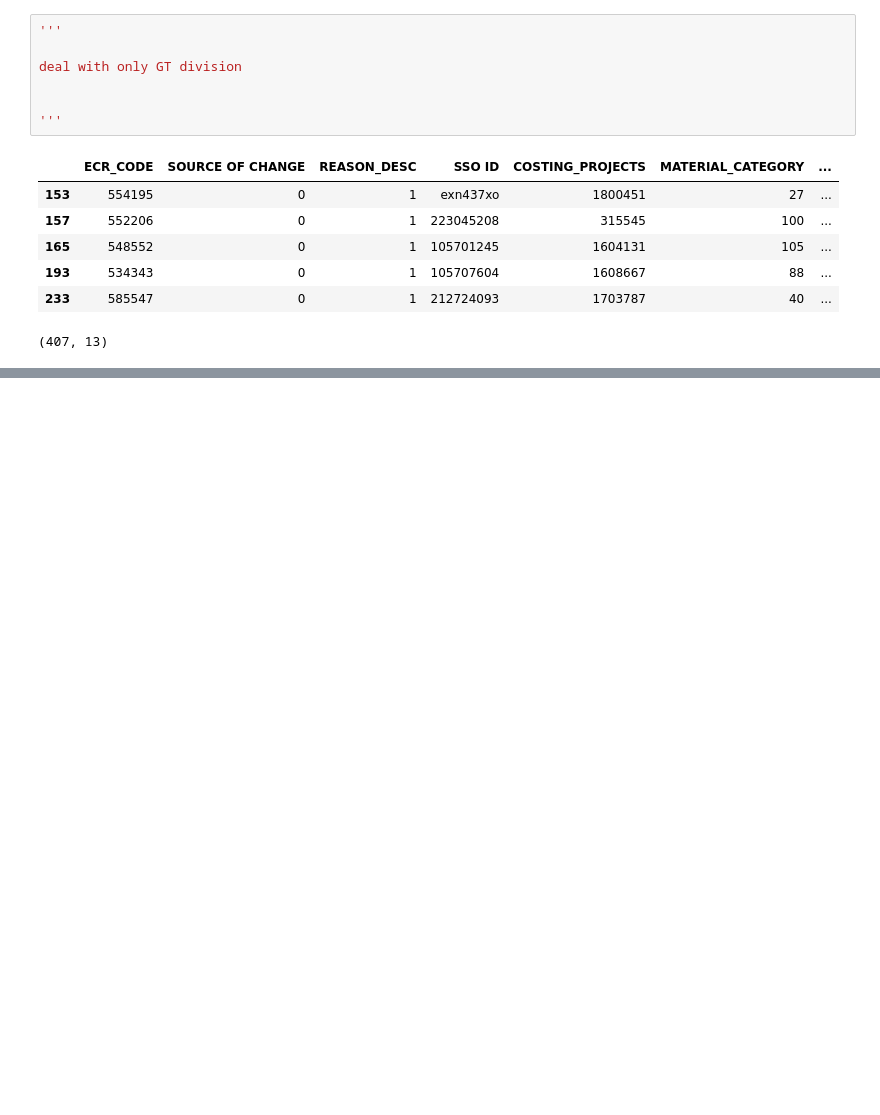
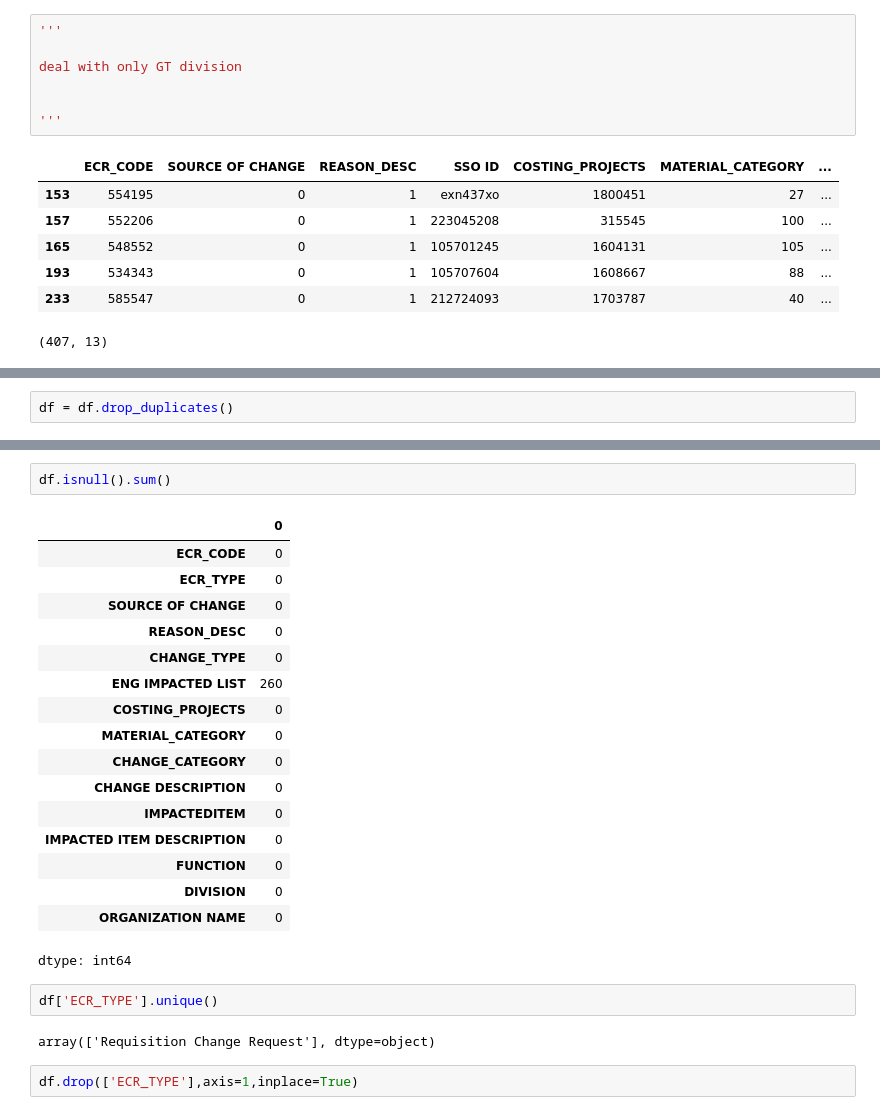
Before and after one commit to adnaksbhat/Colab_JupyterNotebooks, a Jupyter notebook: bh_ecn_ecr_play.ipynb, the cells around one changed output, grey strips where cells are left out. Drawn from its saved outputs; the diff is of its cells as text; blank space fills up the shorter version.

```diff
--- a/bh_ecn_ecr_play.ipynb
+++ b/bh_ecn_ecr_play.ipynb
@@ -1230,0 +1272,2 @@ deal with only GT division
+# %%
+df = df.drop_duplicates()
@@ -1230,0 +1298,26 @@ deal with only GT division
+# %%
+df.isnull().sum()
+# %% [output]
+|  | 0 |
+| ECR_CODE | 0 |
+| ECR_TYPE | 0 |
+| SOURCE OF CHANGE | 0 |
+| REASON_DESC | 0 |
+| CHANGE_TYPE | 0 |
+| ENG IMPACTED LIST | 260 |
+| COSTING_PROJECTS | 0 |
+| MATERIAL_CATEGORY | 0 |
+| CHANGE_CATEGORY | 0 |
+| CHANGE DESCRIPTION | 0 |
+| IMPACTEDITEM | 0 |
+| IMPACTED ITEM DESCRIPTION | 0 |
+| FUNCTION | 0 |
+| DIVISION | 0 |
+| ORGANIZATION NAME | 0 |
+dtype: int64
+# %%
+df['ECR_TYPE'].unique()
+# %% [output]
+array(['Requisition Change Request'], dtype=object)
+# %%
+df.drop(['ECR_TYPE'],axis=1,inplace=True)
```
Also changed, not shown: parts of 13 cells of this notebook.
